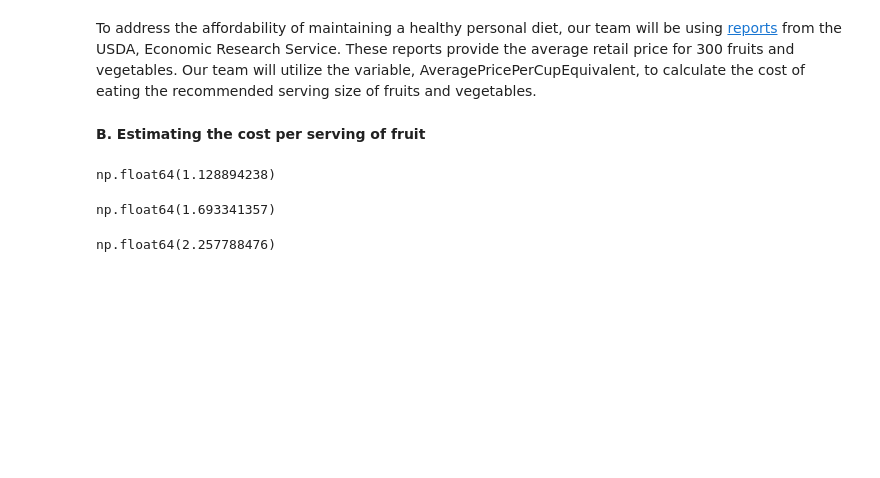
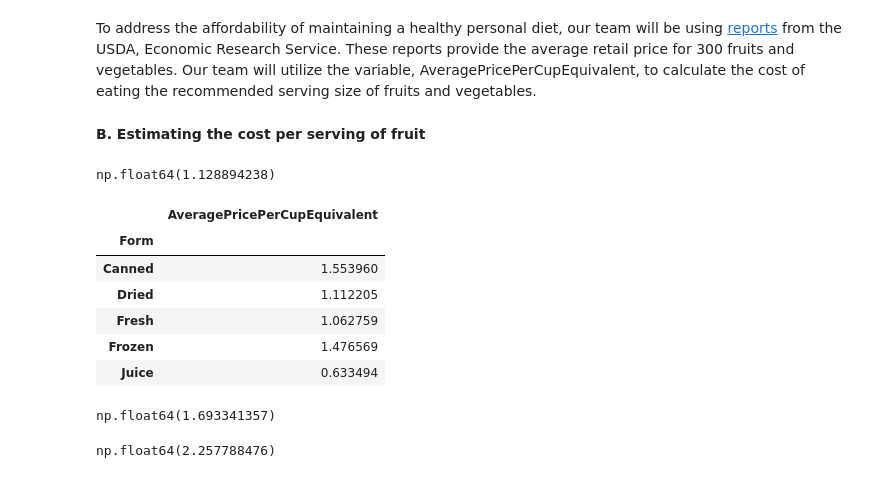
Before and after one commit to laur-park/dsci235-final-project, a Jupyter notebook: Diddi_Parker_Final_Project.ipynb, the cells around one changed output. Cells and saved outputs as stored; diff of their text form; code cells hidden in the pictures; blank space fills up the shorter version.

```diff
--- a/Diddi_Parker_Final_Project.ipynb
+++ b/Diddi_Parker_Final_Project.ipynb
@@ -474,6 +474,16 @@ avgcostf = fruity['AveragePricePerCupEquivalent'].mean()
 display(avgcostf)
 # %% [output]
 np.float64(1.128894238)
+# %%
+fruity.pivot_table('AveragePricePerCupEquivalent', index='Form')
+# %% [output]
+|  | AveragePricePerCupEquivalent |
+| Form |  |
+| Canned | 1.553960 |
+| Dried | 1.112205 |
+| Fresh | 1.062759 |
+| Frozen | 1.476569 |
+| Juice | 0.633494 |
 # %%
 # calculate the cost of consuming 1.5 cups of fruit
 fdailyprice1 = avgcostf * 1.5
```
Also changed, not shown: parts of 1 cell of this notebook.
